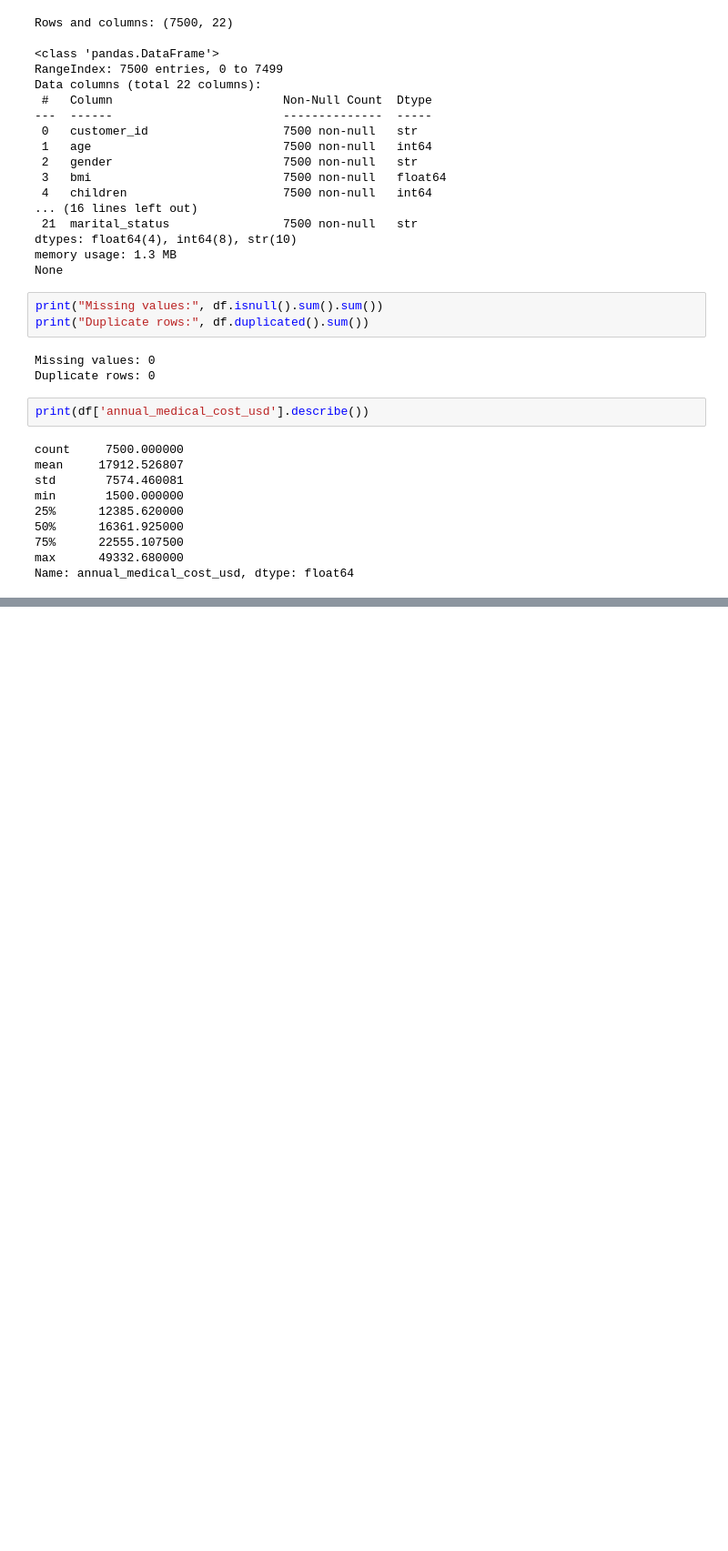
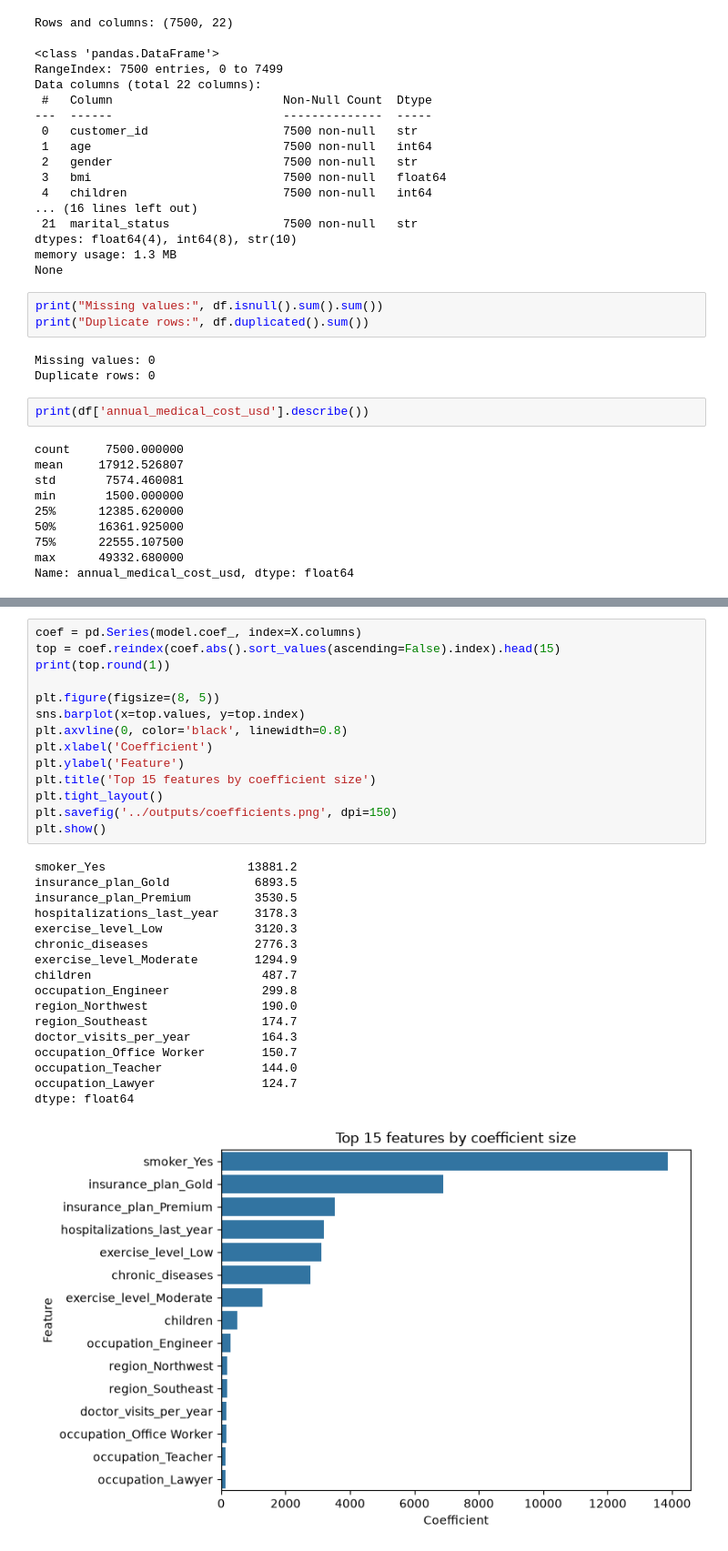
Before and after one commit to Harsh-IIT-Ropar/insurance-cost-prediction, a Jupyter notebook: src/main.ipynb, the cells around one changed output, grey strips where cells are left out. Shown at 91% size. Drawn from its saved outputs; the diff is of its cells as text; blank space fills up the shorter version.

```diff
--- a/src/main.ipynb
+++ b/src/main.ipynb
@@ -90,0 +190,32 @@ plt.show()
+# %%
+coef = pd.Series(model.coef_, index=X.columns)
+top = coef.reindex(coef.abs().sort_values(ascending=False).index).head(15)
+print(top.round(1))
+
+plt.figure(figsize=(8, 5))
+sns.barplot(x=top.values, y=top.index)
+plt.axvline(0, color='black', linewidth=0.8)
+plt.xlabel('Coefficient')
+plt.ylabel('Feature')
+plt.title('Top 15 features by coefficient size')
+plt.tight_layout()
+plt.savefig('../outputs/coefficients.png', dpi=150)
+plt.show()
+# %% [output]
+smoker_Yes                    13881.2
+insurance_plan_Gold            6893.5
+insurance_plan_Premium         3530.5
+hospitalizations_last_year     3178.3
+exercise_level_Low             3120.3
+chronic_diseases               2776.3
+exercise_level_Moderate        1294.9
+children                        487.7
+occupation_Engineer             299.8
+region_Northwest                190.0
+region_Southeast                174.7
+doctor_visits_per_year          164.3
+occupation_Office Worker        150.7
+occupation_Teacher              144.0
+occupation_Lawyer               124.7
+dtype: float64
+[figure, added]
```
Also changed, not shown: parts of 13 cells of this notebook.
